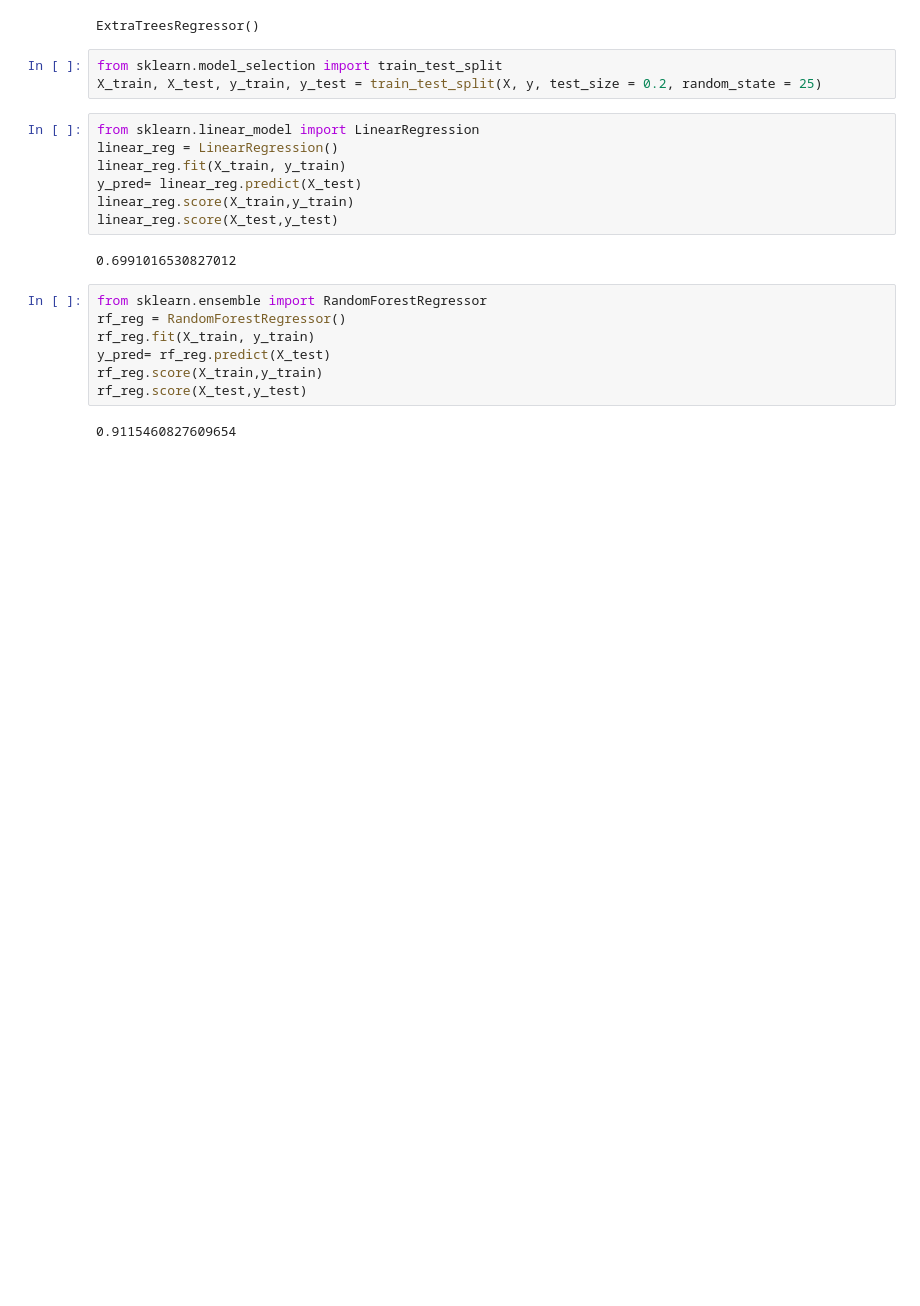
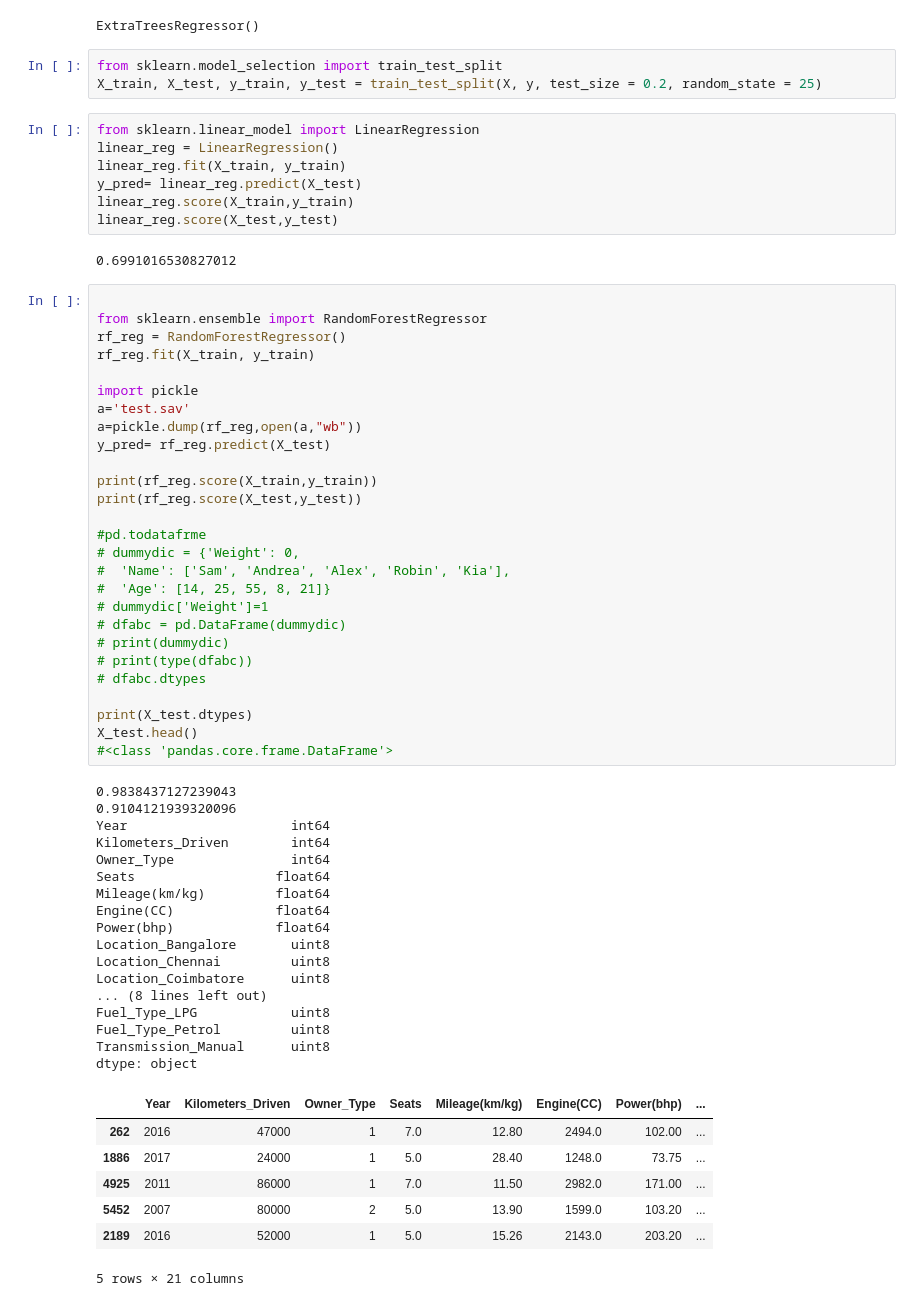
Before and after one commit to jheel0802/Used-car-price-prediction, a Jupyter notebook: used-car-price-prediction.ipynb, the cells around one changed output. Saved outputs shown, nothing was run; the diff lists cells and outputs as text; blank space fills up the shorter version.

Commit message:
result printed

```diff
--- a/used-car-price-prediction.ipynb
+++ b/used-car-price-prediction.ipynb
@@ -505,15 +505,58 @@ linear_reg.score(X_train,y_train)
 linear_reg.score(X_test,y_test)
 # %% [output]
 0.6991016530827012
-# %%
-from sklearn.ensemble import RandomForestRegressor
-rf_reg = RandomForestRegressor()
-rf_reg.fit(X_train, y_train)
-y_pred= rf_reg.predict(X_test)
-rf_reg.score(X_train,y_train)
-rf_reg.score(X_test,y_test)
-# %% [output]
-0.9115460827609654
+# %%
+
+from sklearn.ensemble import RandomForestRegressor
+rf_reg = RandomForestRegressor()
+rf_reg.fit(X_train, y_train)
+
+import pickle
+a='test.sav'
+a=pickle.dump(rf_reg,open(a,"wb"))
+y_pred= rf_reg.predict(X_test)
+
+print(rf_reg.score(X_train,y_train))
+print(rf_reg.score(X_test,y_test))
+
+#pd.todatafrme
+# dummydic = {'Weight': 0,
+#  'Name': ['Sam', 'Andrea', 'Alex', 'Robin', 'Kia'],
+#  'Age': [14, 25, 55, 8, 21]}
+# dummydic['Weight']=1
+# dfabc = pd.DataFrame(dummydic)
+# print(dummydic)
+# print(type(dfabc))
+# dfabc.dtypes
+
+print(X_test.dtypes)
+X_test.head()
+#<class 'pandas.core.frame.DataFrame'>
+# %% [output]
+0.9838437127239043
+0.9104121939320096
+Year                     int64
+Kilometers_Driven        int64
+Owner_Type               int64
+Seats                  float64
+Mileage(km/kg)         float64
+Engine(CC)             float64
+Power(bhp)             float64
+Location_Bangalore       uint8
+Location_Chennai         uint8
+Location_Coimbatore      uint8
+... (8 lines left out)
+Fuel_Type_LPG            uint8
+Fuel_Type_Petrol         uint8
+Transmission_Manual      uint8
+dtype: object
+|  | Year | Kilometers_Driven | Owner_Type | Seats | Mileage(km/kg) | Engine(CC) | Power(bhp) | ... |
+| 262 | 2016 | 47000 | 1 | 7.0 | 12.80 | 2494.0 | 102.00 | ... |
+| 1886 | 2017 | 24000 | 1 | 5.0 | 28.40 | 1248.0 | 73.75 | ... |
+| 4925 | 2011 | 86000 | 1 | 7.0 | 11.50 | 2982.0 | 171.00 | ... |
+| 5452 | 2007 | 80000 | 2 | 5.0 | 13.90 | 1599.0 | 103.20 | ... |
+| 2189 | 2016 | 52000 | 1 | 5.0 | 15.26 | 2143.0 | 203.20 | ... |
+5 rows × 21 columns
 # %%
 from sklearn import metrics
 from sklearn.metrics import mean_squared_error
```
Also changed, not shown: parts of 1 cell of this notebook, 7 other files.
